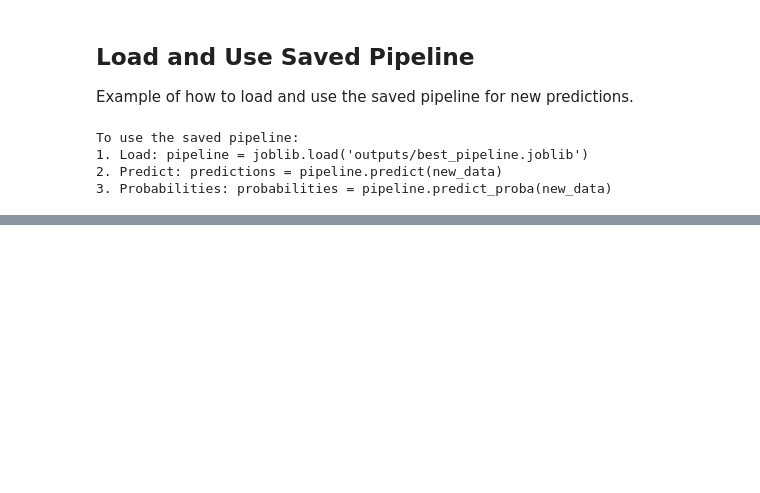
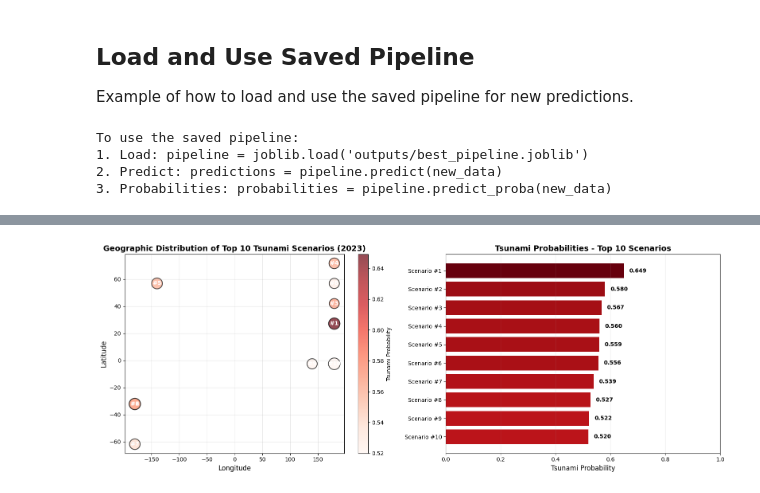
Before and after one commit to fefelbrn/ML_II_repo, a Jupyter notebook: Codes (.ipynb & .py)/test.ipynb, the cells around one changed output, grey strips where cells are left out. Cells and saved outputs as stored; diff of their text form; code cells hidden in the pictures; blank space fills up the shorter version.

```diff
--- a/notebooks/test.ipynb
+++ b/Codes (.ipynb & .py)/test.ipynb
@@ -1025,0 +1464,80 @@ To use the saved pipeline:
+# %%
+fig, axes = plt.subplots(1, 2, figsize=(16, 6))
+
+# Plot 1: Geographic distribution
+ax1 = axes[0]
+scatter = ax1.scatter(top_10_scenarios['longitude'], top_10_scenarios['latitude'],
+                     c=top_10_scenarios['tsunami_probability'],
+                     s=top_10_scenarios['magnitude']*50,
+                     cmap='Reds', alpha=0.7, edgecolors='black', linewidth=1.5)
+ax1.set_xlabel('Longitude', fontsize=12)
+ax1.set_ylabel('Latitude', fontsize=12)
+ax1.set_title('Geographic Distribution of Top 10 Tsunami Scenarios (2023)', fontsize=14, fontweight='bold')
+ax1.grid(True, alpha=0.3)
+plt.colorbar(scatter, ax=ax1, label='Tsunami Probability')
+
+for idx, (i, row) in enumerate(top_10_scenarios.iterrows(), 1):
+    ax1.annotate(f'#{idx}',
+                (row['longitude'], row['latitude']),
+                fontsize=10, fontweight='bold',
+                ha='center', va='center',
+                color='white' if row['tsunami_probability'] > 0.5 else 'black')
+
+# Plot 2: Probability bar chart
+ax2 = axes[1]
+colors = plt.cm.Reds(top_10_scenarios['tsunami_probability'].values / top_10_scenarios['tsunami_probability'].max())
+bars = ax2.barh(range(10, 0, -1), top_10_scenarios['tsunami_probability'].values, color=colors)
+ax2.set_yticks(range(10, 0, -1))
+ax2.set_yticklabels([f"Scenario #{i}" for i in range(1, 11)])
+ax2.set_xlabel('Tsunami Probability', fontsize=12)
+ax2.set_title('Tsunami Probabilities - Top 10 Scenarios', fontsize=14, fontweight='bold')
+ax2.set_xlim(0, 1)
+ax2.grid(True, alpha=0.3, axis='x')
+
+for i, (idx, row) in enumerate(top_10_scenarios.iterrows()):
+    ax2.text(row['tsunami_probability'] + 0.02, 10-i,
+            f"{row['tsunami_probability']:.3f}",
+            va='center', fontweight='bold')
+
+plt.tight_layout()
+plt.show()
+
+fig, axes = plt.subplots(2, 2, figsize=(14, 10))
+
+# Magnitude distribution
+axes[0, 0].hist(top_10_scenarios['magnitude'], bins=5, edgecolor='black', alpha=0.7)
+axes[0, 0].set_xlabel('Magnitude')
+axes[0, 0].set_ylabel('Frequency')
+axes[0, 0].set_title('Magnitude Distribution (Top 10)')
+axes[0, 0].grid(True, alpha=0.3)
+
+# Depth distribution
+axes[0, 1].hist(top_10_scenarios['depth'], bins=5, edgecolor='black', alpha=0.7, color='orange')
+axes[0, 1].set_xlabel('Depth (km)')
+axes[0, 1].set_ylabel('Frequency')
+axes[0, 1].set_title('Depth Distribution (Top 10)')
+axes[0, 1].grid(True, alpha=0.3)
+
+# Magnitude vs Depth scatter
+scatter2 = axes[1, 0].scatter(top_10_scenarios['magnitude'], top_10_scenarios['depth'],
+                              c=top_10_scenarios['tsunami_probability'],
+                              s=100, cmap='Reds', edgecolors='black', linewidth=1.5)
+axes[1, 0].set_xlabel('Magnitude')
+axes[1, 0].set_ylabel('Depth (km)')
+axes[1, 0].set_title('Magnitude vs Depth (Top 10)')
+axes[1, 0].grid(True, alpha=0.3)
+plt.colorbar(scatter2, ax=axes[1, 0], label='Tsunami Probability')
+
+# Probability distribution
+axes[1, 1].bar(range(1, 11), top_10_scenarios['tsunami_probability'].values,
+               color=plt.cm.Reds(top_10_scenarios['tsunami_probability'].values))
+axes[1, 1].set_xlabel('Scenario Rank')
+axes[1, 1].set_ylabel('Tsunami Probability')
+axes[1, 1].set_title('Probability by Rank')
+axes[1, 1].set_xticks(range(1, 11))
+axes[1, 1].grid(True, alpha=0.3, axis='y')
+
+plt.tight_layout()
+plt.show()
+# %% [output]
+[figure, added]
```
Also changed, not shown: parts of 72 cells of this notebook, 9 other files.
